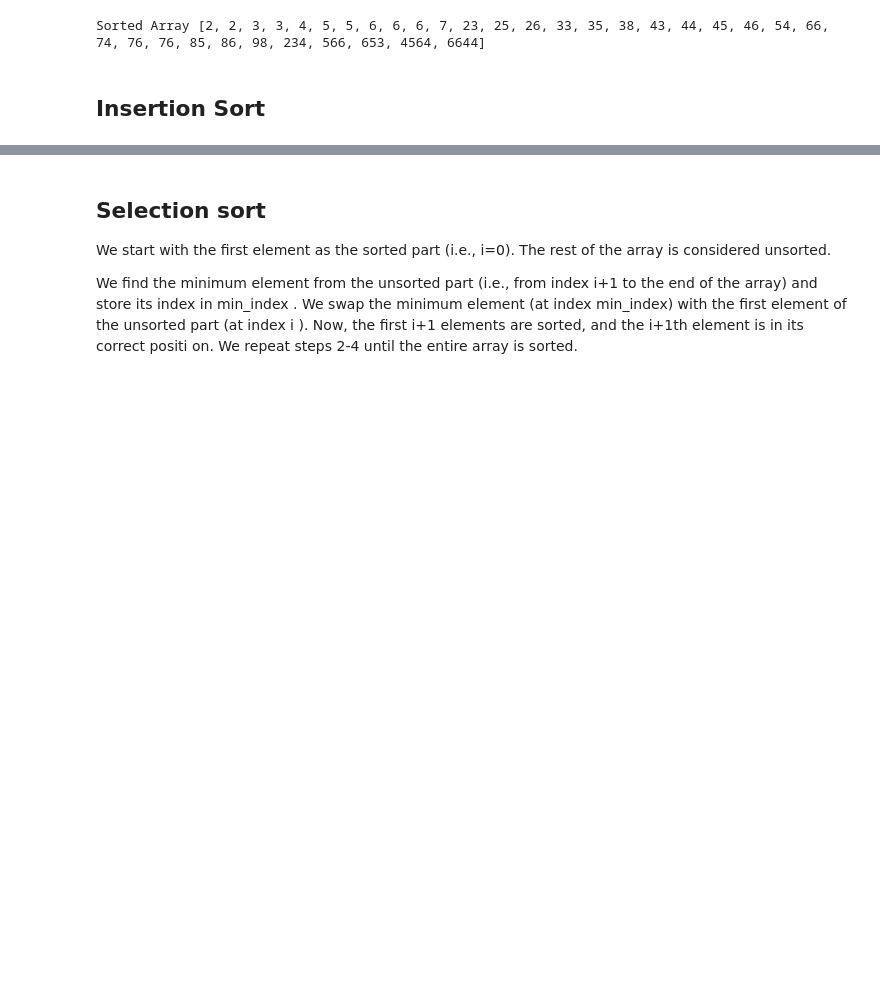
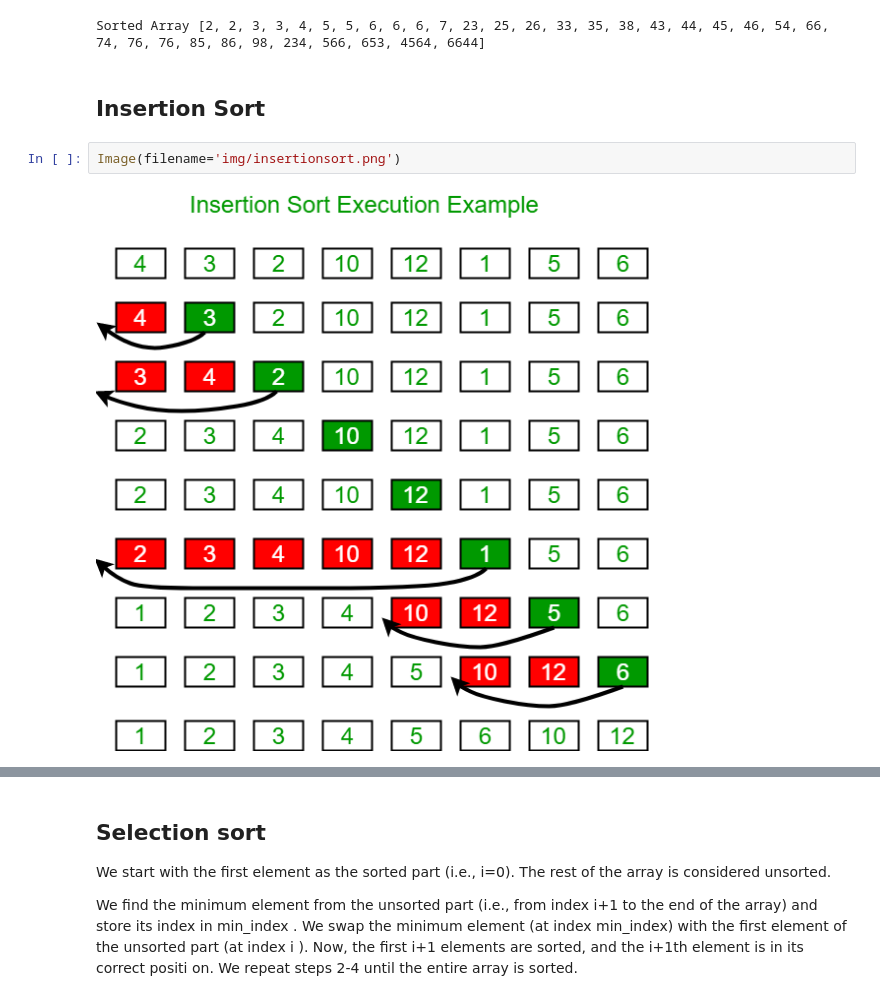
Before and after one commit to m-iliyas-m/DSA-with-Python, a Jupyter notebook: Arrays.ipynb, the cells around one changed output, grey strips where cells are left out. Drawn from its saved outputs; the diff is of its cells as text; blank space fills up the shorter version.

```diff
--- a/Arrays.ipynb
+++ b/Arrays.ipynb
@@ -119,3 +133,7 @@ print("Sorted Array" ,Arr)
 Sorted Array [2, 2, 3, 3, 4, 5, 5, 6, 6, 6, 7, 23, 25, 26, 33, 35, 38, 43, 44, 45, 46, 54, 66, 74, 76, 76, 85, 86, 98, 234, 566, 653, 4564, 6644]
 # %% [markdown]
 ## Insertion Sort
+# %%
+Image(filename='img/insertionsort.png')
+# %% [output]
+[figure, added]
```
Also changed, not shown: parts of 6 cells of this notebook, 5 other files.
